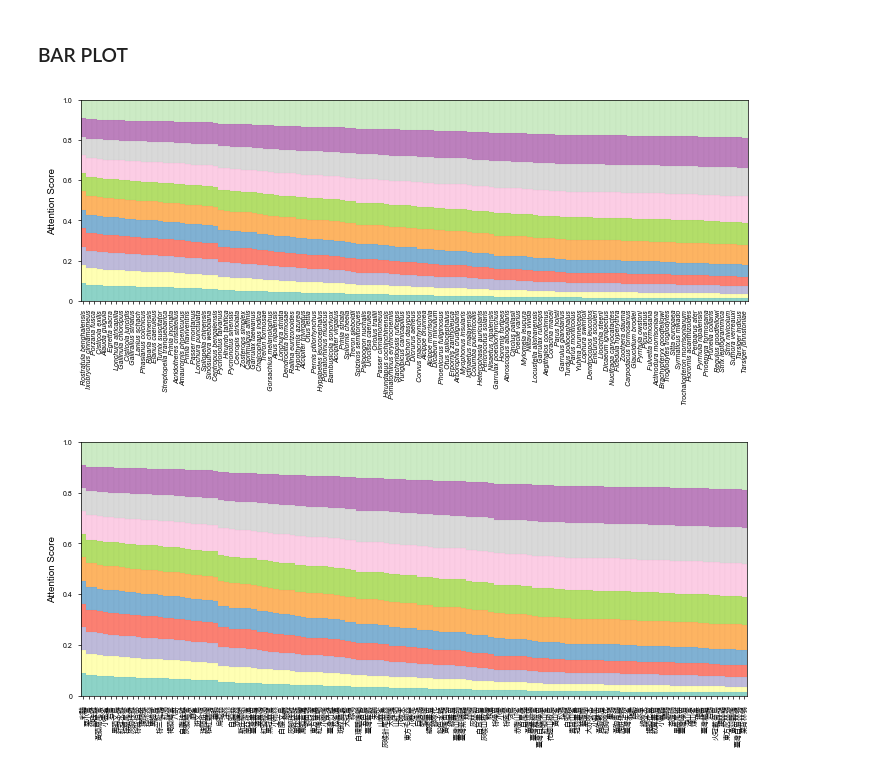
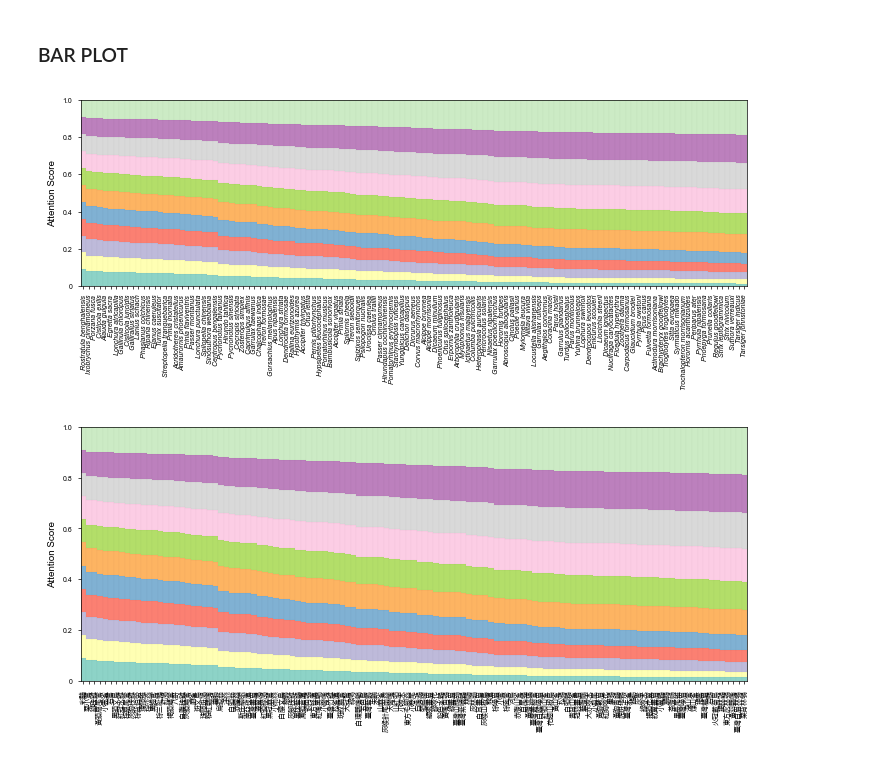
Before and after one commit to KLKua/DeepSDM, a Jupyter notebook: Fig3_attention.ipynb, the cells around one changed output. Cells and saved outputs as stored; diff of their text form; code cells hidden in the pictures.

Commit message:
Change the figsize of figures and combine landcoverPC1 and landcoverPC3 boxplots into one plot

```diff
--- a/Fig3_attention.ipynb
+++ b/Fig3_attention.ipynb
@@ -108,35 +108,36 @@ df_attention_order = df_attention_order[~df_attention_order.index.isin([sp.repla
 # Create a custom color map for the stacked bar plot.
 # Plot stacked bars to visualize the contribution of each environmental factor per species.
 
 custom_colors = [
     "#8dd3c7", "#ffffb3", "#bebada", "#fb8072", "#80b1d3",
     "#fdb462", "#b3de69", "#fccde5", "#d9d9d9", "#bc80bd",
     "#ccebc5", "#ffed6f"
 ]
 env_names =  list(df_attention_order.columns)
 custom_cmap = {name: color for name, color in zip(env_names, custom_colors)}
 
 
 colors_for_cols = [custom_cmap[c] for c in df_attention_order.columns]
-fig, ax = plt.subplots(figsize = mm2inch(180, 80), constrained_layout = True)
+fig, ax = plt.subplots(figsize = mm2inch(180, 75),
+                       gridspec_kw = {'left': 0.05, 'right': 0.99, 'bottom': 0.35, 'top': 0.98})
 
 df_attention_order.plot(kind="bar", stacked=True, color=colors_for_cols, width=1,
                       ax=ax, edgecolor="black", linewidth=0.01, legend = None)
 
 ax.set_ylabel("Attention Score")
 ax.set_yticks([0, 0.2, 0.4, 0.6, 0.8, 1.0])
 ax.set_yticklabels(labels = [0, 0.2, 0.4, 0.6, 0.8, 1.0])
 ax.set_xticks(np.arange(len(df_attention_order.index)))
 ax.set_xticklabels(df_attention_order.index, rotation=90, ha='center', va='top', fontstyle='italic')
 ax.set_ylim(0, 1)
 plt.margins(x=0)
 ax.set_xlim(-0.5, len(df_attention_order.index) - 0.5)
 
 plot_output = os.path.join(PU.plot_path_attention, 'attention_barplot.pdf')
 plt.savefig(plot_output, dpi = 500, transparent = True)
 plt.show()
 # %% [output]
-[figure, old version]
+[figure, new version]
 # %%
 from matplotlib import font_manager as fm
 
```
Also changed, not shown: parts of 7 cells of this notebook.
